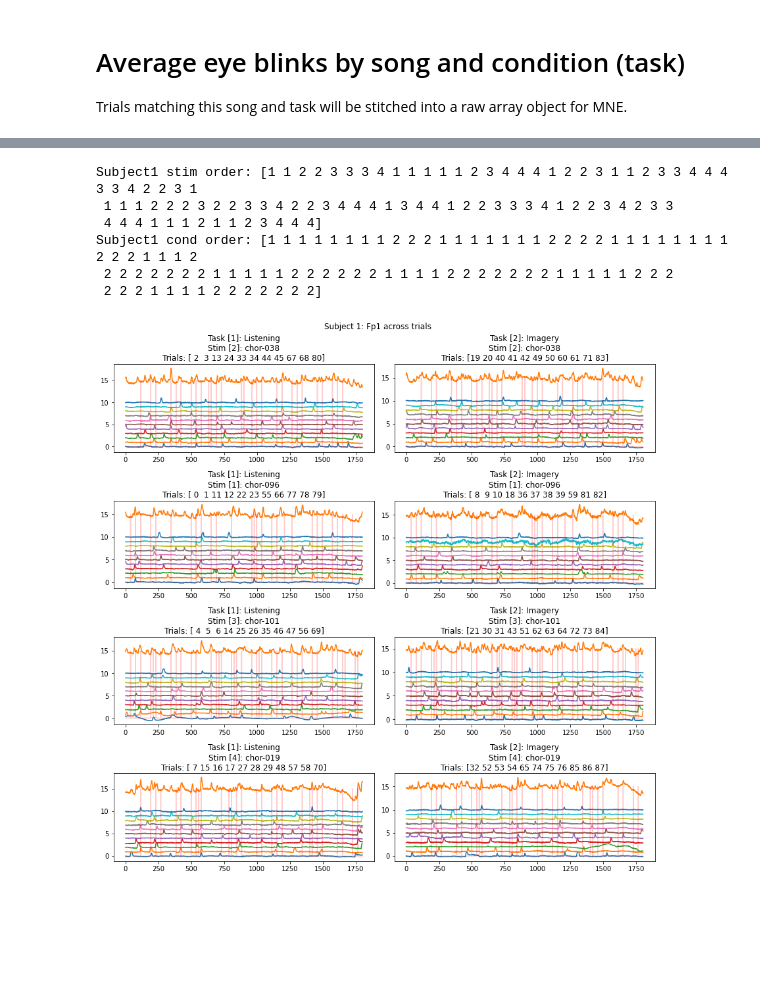
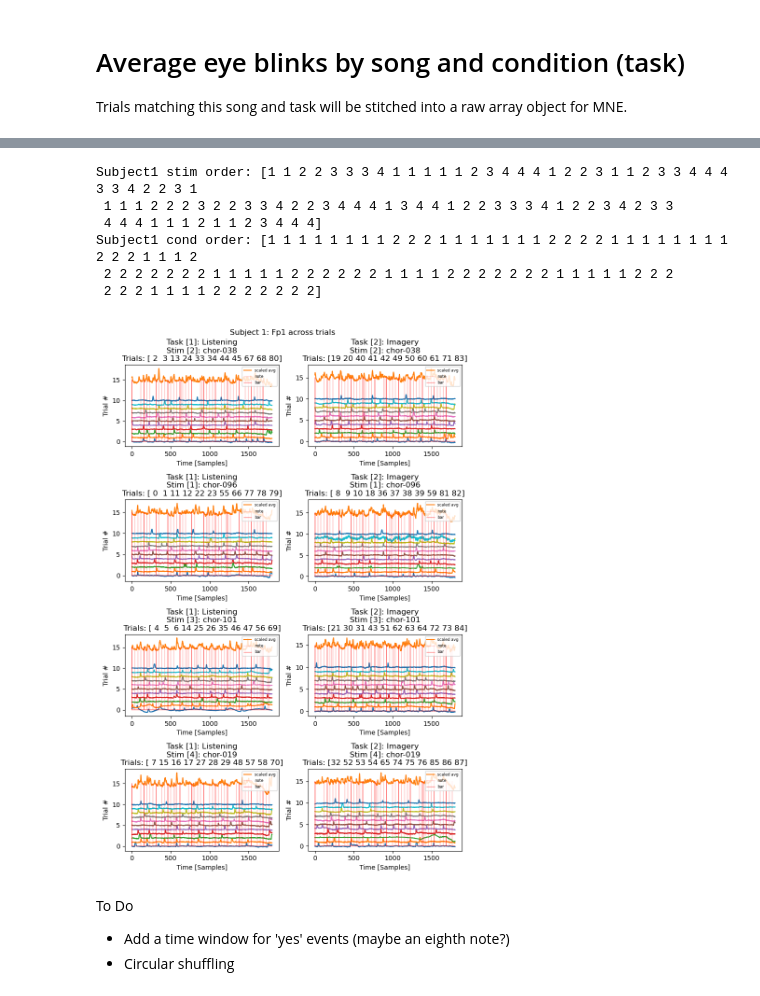
Before and after one commit to 3x10e8/music_imagery, a Jupyter notebook: eye_blinks_avg.ipynb, the cells around one changed output, grey strips where cells are left out. Cells and saved outputs as stored; diff of their text form; code cells hidden in the pictures; blank space fills up the shorter version.

Commit message:
added beat onsets

```diff
--- a/eye_blinks_avg.ipynb
+++ b/eye_blinks_avg.ipynb
@@ -148,7 +172,7 @@ print(f'Subject{subjectID} cond order: {thisSubCondOrder}')
 N_reps = 11
 
 # Collect Fp1 data for all songs and conditions
-plt.figure(figsize=(12, 12))
+plt.figure(figsize=(8, 12))
 pltIdx = 1
 
 # Fp1 channel index
@@ -183,34 +207,55 @@ for stimIdx in [2, 1, 3, 4]: # top to bottom on the sheet music
             # Average
             fp1_avg += fp1_data / N_reps
 
         # Plot the average
         # print(fp1_avg)
-        plt.plot(10 * fp1_avg + 15)
+        offset = 15
+        plt.plot(10 * fp1_avg + offset, label='scaled avg')
 
-        # Plot the onsets
+        # Plot the note onsets
         stimExp = events[1][11*(stimIdx-1)] # expectations vector for current stim
-        plt.plot(15 * ( > 0), 'r', alpha=0.2) # 1 = expectations
+        plt.plot(offset * (stimExp > 0), 'r',
+                 label='note',
+                 alpha=0.2,
+                 linewidth=1
+                ) # 1 = expectations
+
+        # Plot metronome hits (could overlap with some notes)
+        plt.plot(offset * cueExp,
+                 'r',
+                 label='bar',
+                 alpha=0.5,
+                 linewidth=1
+                )
 
         condName = condId_to_State_map[condIdx]
         stimName = stimId_to_Song_map[stimIdx]
 
         title_str = '' #'='*50 + '\n'
         # title_str += f'Subject\t{subjectID}\n'
         title_str += f'Task [{condIdx}]: {condName}\n'
         title_str += f'Stim [{stimIdx}]: {stimName}\n'
         title_str += f'Trials: {trialsToEpoch}'
         plt.title(title_str)
+
+        plt.xlabel('Time [Samples]')
+        plt.ylabel('Trial #')
+        plt.legend(loc='upper right', prop={'size': 6}) #, bbox_to_anchor=[1.5, 0.5])
         #print(title_str)
 
         pltIdx += 1
 
 plt.suptitle(f'Subject {subjectID}: Fp1 across trials')
 plt.tight_layout()
 # %% [output]
 Subject1 stim order: [1 1 2 2 3 3 3 4 1 1 1 1 1 2 3 4 4 4 1 2 2 3 1 1 2 3 3 4 4 4 3 3 4 2 2 3 1
  1 1 1 2 2 2 3 2 2 3 3 4 2 2 3 4 4 4 1 3 4 4 1 2 2 3 3 3 4 1 2 2 3 4 2 3 3
  4 4 4 1 1 1 2 1 1 2 3 4 4 4]
 Subject1 cond order: [1 1 1 1 1 1 1 1 2 2 2 1 1 1 1 1 1 1 2 2 2 2 1 1 1 1 1 1 1 1 2 2 2 1 1 1 2
  2 2 2 2 2 2 2 1 1 1 1 1 2 2 2 2 2 2 1 1 1 1 2 2 2 2 2 2 2 1 1 1 1 1 2 2 2
  2 2 2 1 1 1 1 2 2 2 2 2 2 2]
-[figure, old version]
+[figure, new version]
+# %% [markdown]
+To Do
+- Add a time window for 'yes' events (maybe an eighth note?)
+- Circular shuffling
```
Also changed, not shown: parts of 2 cells of this notebook, 3 other files.
